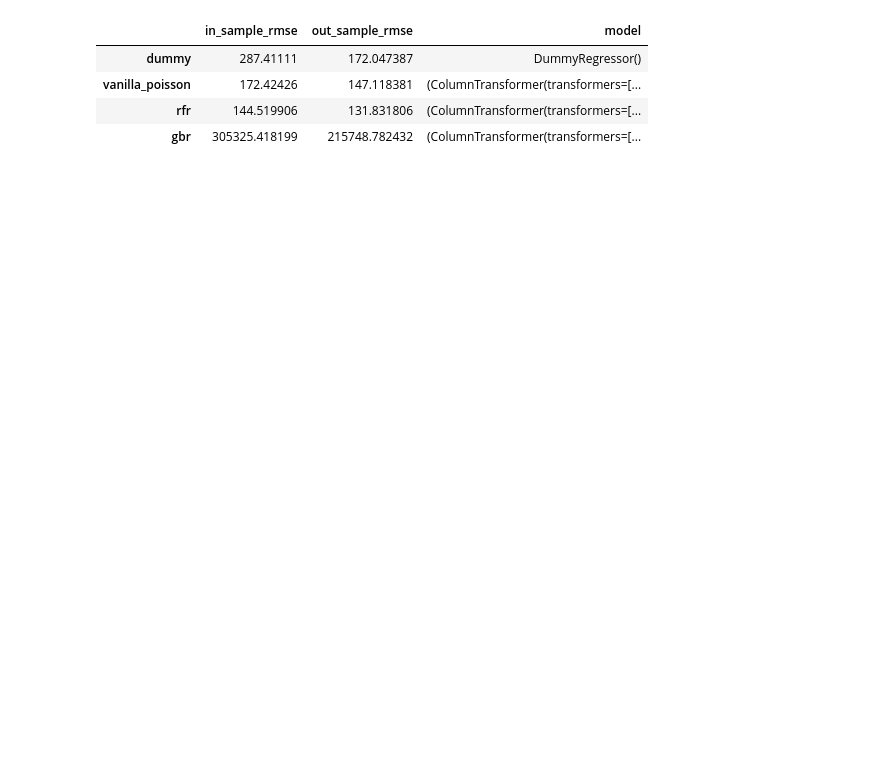
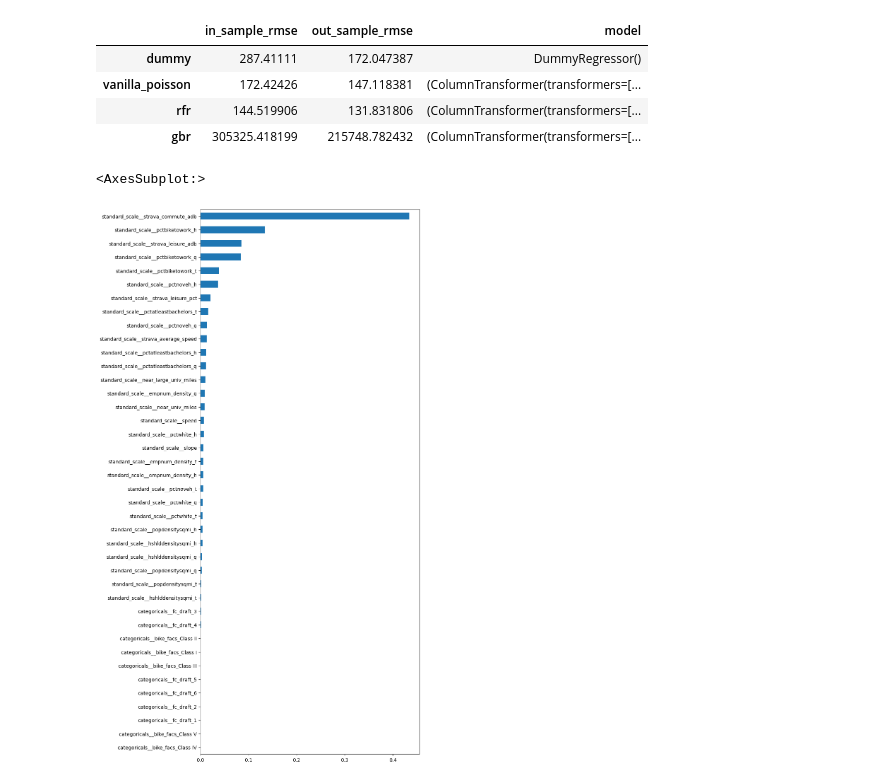
Before and after one commit to mintu07ruet/Bike-Exposure-Modeling, a Jupyter notebook: count_modeling/2_evaluate_outliers.ipynb, the cells around one changed output. Saved outputs shown, nothing was run; the diff lists cells and outputs as text; code cells hidden in the pictures; blank space fills up the shorter version.

```diff
--- a/count_modeling/2_evaluate_outliers.ipynb
+++ b/count_modeling/2_evaluate_outliers.ipynb
@@ -22,3 +24,10 @@ display(pd.DataFrame(models).T)
 | gbr | 305325.418199 | 215748.782432 | (ColumnTransformer(transformers=[... |
 # %%
 best_model = models['rfr']['model']
+# %%
+pd.Series(
+    best_model['rfr'].feature_importances_,
+    index=best_model[:-1].get_feature_names_out()).sort_values().plot(kind='barh', figsize=(8, 20))
+# %% [output]
+<AxesSubplot:>
+[figure, added]
```
Also changed, not shown: parts of 14 cells of this notebook, 2 other files.
